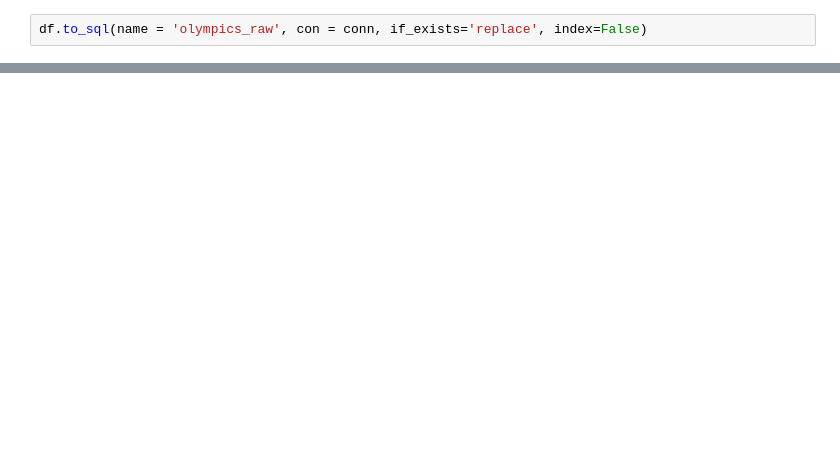
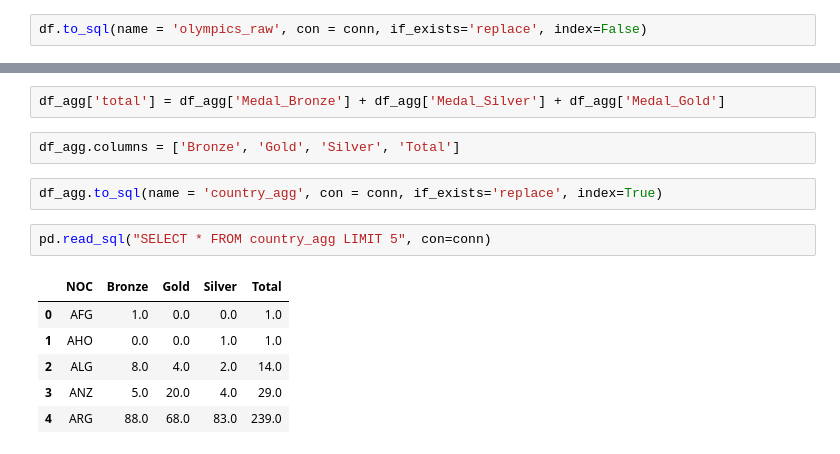
Before and after one commit to sponre01/Project_2, a Jupyter notebook: data_preprocessing/preprocessing.ipynb, the cells around one changed output, grey strips where cells are left out. Cells and saved outputs as stored; diff of their text form; blank space fills up the shorter version.

Commit message:
updated sqlite with aggregated table countries_agg

```diff
--- a/data_preprocessing/preprocessing.ipynb
+++ b/data_preprocessing/preprocessing.ipynb
@@ -92,0 +283,15 @@ pd.read_sql('SELECT * FROM olympics_raw LIMIT 5', conn)
+# %%
+df_agg['total'] = df_agg['Medal_Bronze'] + df_agg['Medal_Silver'] + df_agg['Medal_Gold']
+# %%
+df_agg.columns = ['Bronze', 'Gold', 'Silver', 'Total']
+# %%
+df_agg.to_sql(name = 'country_agg', con = conn, if_exists='replace', index=True)
+# %%
+pd.read_sql("SELECT * FROM country_agg LIMIT 5", con=conn)
+# %% [output]
+|  | NOC | Bronze | Gold | Silver | Total |
+| 0 | AFG | 1.0 | 0.0 | 0.0 | 1.0 |
+| 1 | AHO | 0.0 | 0.0 | 1.0 | 1.0 |
+| 2 | ALG | 8.0 | 4.0 | 2.0 | 14.0 |
+| 3 | ANZ | 5.0 | 20.0 | 4.0 | 29.0 |
+| 4 | ARG | 88.0 | 68.0 | 83.0 | 239.0 |
```
Also changed, not shown: parts of 27 cells of this notebook, 1 other file.
